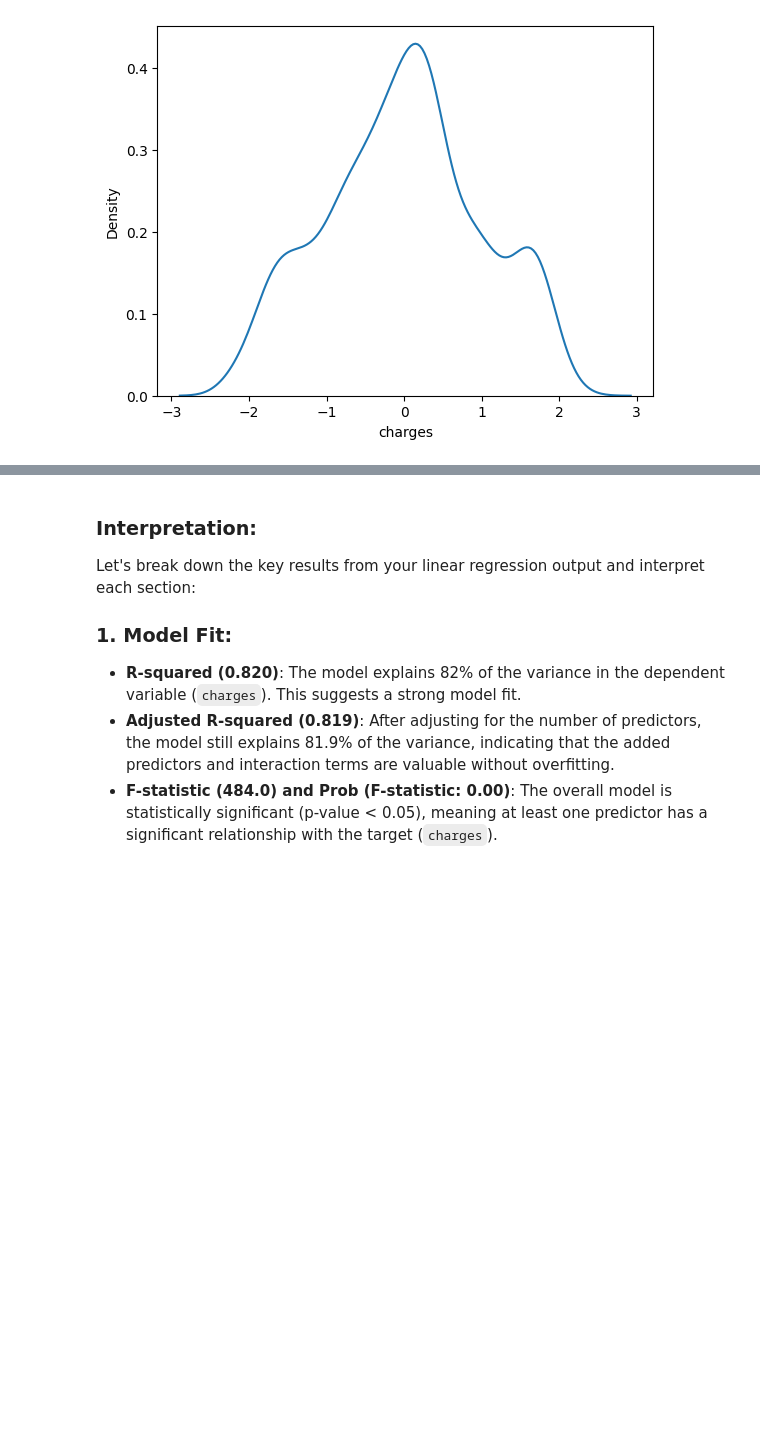
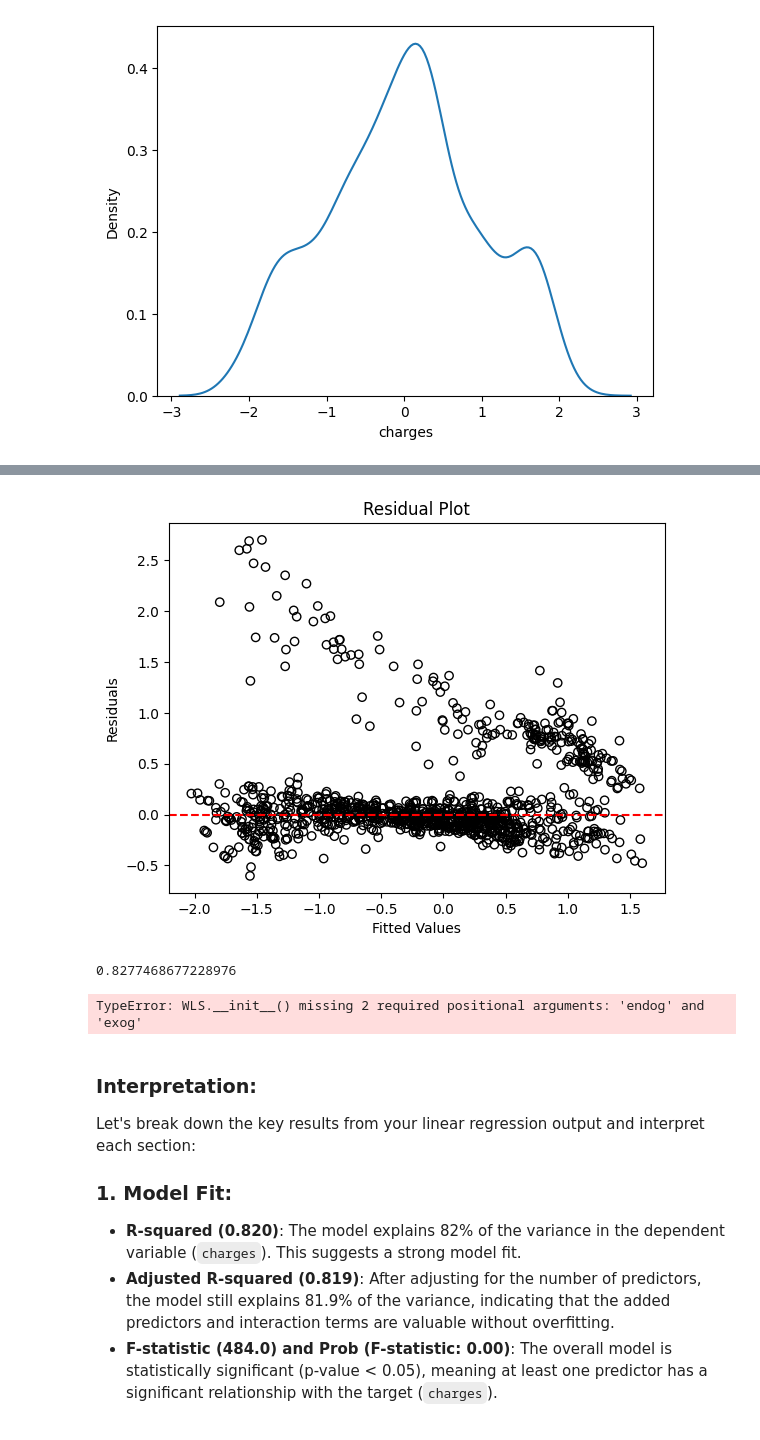
Before and after one commit to haverstein/Personal-Medical-Cost-Prediction, a Jupyter notebook: script.ipynb, the cells around one changed output, grey strips where cells are left out. Saved outputs shown, nothing was run; the diff lists cells and outputs as text; code cells hidden in the pictures; blank space fills up the shorter version.

```diff
--- a/script.ipynb
+++ b/script.ipynb
@@ -373,0 +362,8 @@ X_train
+# %%
+weights = 1 / (residuals**2)
+# %%
+X_train, X_test, y_train, y_test = train_test_split(X, y, test_size=0.2)
+
+X_t2 = sm.add_constant(X_train)
+# %%
+wls_model = sm.WLS(y_train.astype(float), X_t2.astype(float),weights=weights).fit()
@@ -373,0 +392,12 @@ X_train
+# %%
+fitted_values = wls_model.fittedvalues
+residuals = wls_model.resid
+
+plt.scatter(fitted_values, residuals, edgecolors='k', facecolors='none')
+plt.axhline(y=0, color='r', linestyle='--')
+plt.title('Residual Plot')
+plt.xlabel('Fitted Values')
+plt.ylabel('Residuals')
+plt.show()
+# %% [output]
+[figure, added]
@@ -373,0 +408,4 @@ X_train
+# %%
+score
+# %% [output]
+0.8277468677228976
@@ -374,3 +431,9 @@ X_train
+# %%
+from sklearn.model_selection import cross_val_score
+
+cross_val_score(SMWrapper(sm.WLS),X,y,scoring='r2',cv=5)
+# %% [output]
+TypeError: WLS.__init__() missing 2 required positional arguments: 'endog' and 'exog'
 # %% [markdown]
 ### Interpretation:
 
```
Also changed, not shown: parts of 15 cells of this notebook.
